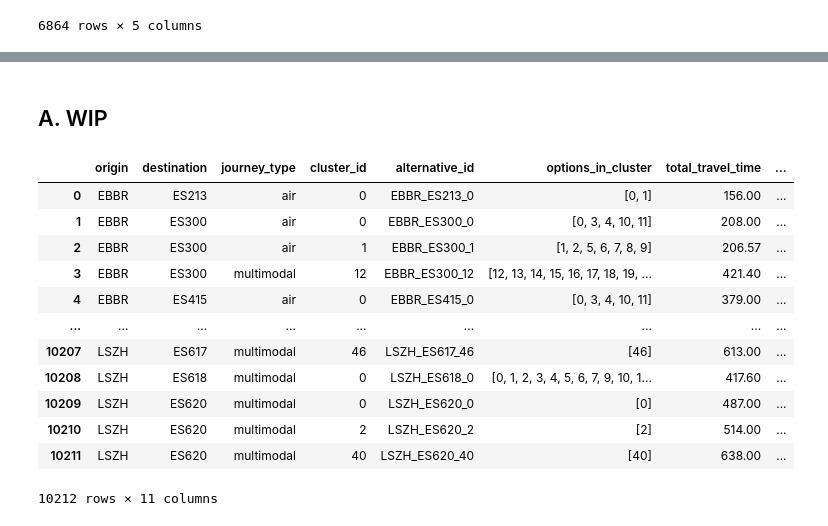
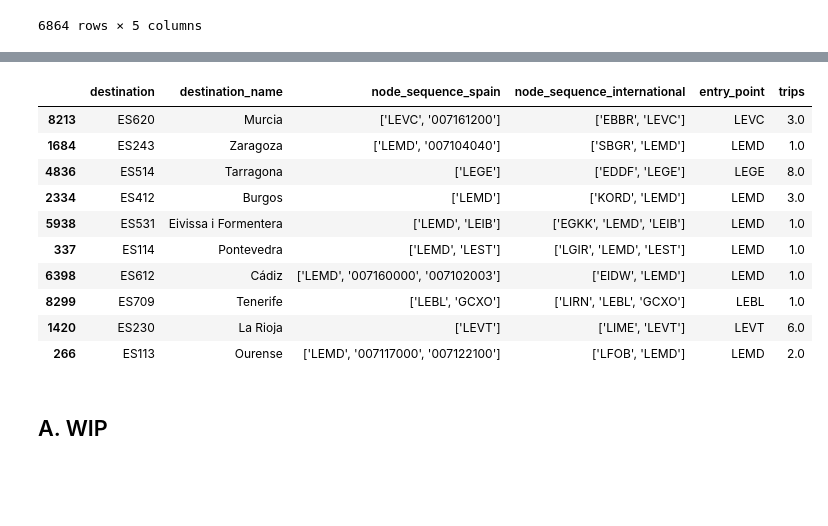
Before and after one commit to UoW-ATM/MultiModX, a Jupyter notebook: notebooks/CS11/assign_path_to_trips.ipynb, the cells around one changed output, grey strips where cells are left out. Saved outputs shown, nothing was run; the diff lists cells and outputs as text; code cells hidden in the pictures; blank space fills up the shorter version.

```diff
--- a/notebooks/CS11/assign_path_to_trips.ipynb
+++ b/notebooks/CS11/assign_path_to_trips.ipynb
@@ -413,0 +425,2 @@ the function assign_international_path creates a few new trips for o-d pairs tha
+# %%
+arriving_paths=pd.read_csv(r"G:\Unidades compartidas\04_PROYECTOS I+D+i\2023 MultiModX\iii) Project\WP3 Scenario definition\Case study input data\Spain+abroad\CS11\aw\arriving_paths.csv")
@@ -445,0 +479,2 @@ trips_leaving_spain
+# %%
+trips_arriving_w_international_paths=assign_international_path_arriving(trips_going_to_spain,arriving_paths)
@@ -446,2 +516,16 @@ trips_leaving_spain
+# %%
+trips_arriving_w_international_paths.sample(10)
+# %% [output]
+|  | destination | destination_name | node_sequence_spain | node_sequence_international | entry_point | trips |
+| 8213 | ES620 | Murcia | ['LEVC', '007161200'] | ['EBBR', 'LEVC'] | LEVC | 3.0 |
+| 1684 | ES243 | Zaragoza | ['LEMD', '007104040'] | ['SBGR', 'LEMD'] | LEMD | 1.0 |
+| 4836 | ES514 | Tarragona | ['LEGE'] | ['EDDF', 'LEGE'] | LEGE | 8.0 |
+| 2334 | ES412 | Burgos | ['LEMD'] | ['KORD', 'LEMD'] | LEMD | 3.0 |
+| 5938 | ES531 | Eivissa i Formentera | ['LEMD', 'LEIB'] | ['EGKK', 'LEMD', 'LEIB'] | LEMD | 1.0 |
+| 337 | ES114 | Pontevedra | ['LEMD', 'LEST'] | ['LGIR', 'LEMD', 'LEST'] | LEMD | 1.0 |
+| 6398 | ES612 | Cádiz | ['LEMD', '007160000', '007102003'] | ['EIDW', 'LEMD'] | LEMD | 1.0 |
+| 8299 | ES709 | Tenerife | ['LEBL', 'GCXO'] | ['LIRN', 'LEBL', 'GCXO'] | LEBL | 1.0 |
+| 1420 | ES230 | La Rioja | ['LEVT'] | ['LIME', 'LEVT'] | LEVT | 6.0 |
+| 266 | ES113 | Ourense | ['LEMD', '007117000', '007122100'] | ['LFOB', 'LEMD'] | LEMD | 2.0 |
 # %% [markdown]
 ## A. WIP
@@ -450,16 +531,0 @@ possible_itineraries_cp=pd.read_csv(r"G:\Unidades compartidas\04_PROYECTOS I+D+i
-# %%
-possible_itineraries_cp
-# %% [output]
-|  | origin | destination | journey_type | cluster_id | alternative_id | options_in_cluster | total_travel_time | ... |
-| 0 | EBBR | ES213 | air | 0 | EBBR_ES213_0 | [0, 1] | 156.00 | ... |
-| 1 | EBBR | ES300 | air | 0 | EBBR_ES300_0 | [0, 3, 4, 10, 11] | 208.00 | ... |
-| 2 | EBBR | ES300 | air | 1 | EBBR_ES300_1 | [1, 2, 5, 6, 7, 8, 9] | 206.57 | ... |
-| 3 | EBBR | ES300 | multimodal | 12 | EBBR_ES300_12 | [12, 13, 14, 15, 16, 17, 18, 19, ... | 421.40 | ... |
-| 4 | EBBR | ES415 | air | 0 | EBBR_ES415_0 | [0, 3, 4, 10, 11] | 379.00 | ... |
-| ... | ... | ... | ... | ... | ... | ... | ... | ... |
-| 10207 | LSZH | ES617 | multimodal | 46 | LSZH_ES617_46 | [46] | 613.00 | ... |
-| 10208 | LSZH | ES618 | multimodal | 0 | LSZH_ES618_0 | [0, 1, 2, 3, 4, 5, 6, 7, 9, 10, 1... | 417.60 | ... |
-| 10209 | LSZH | ES620 | multimodal | 0 | LSZH_ES620_0 | [0] | 487.00 | ... |
-| 10210 | LSZH | ES620 | multimodal | 2 | LSZH_ES620_2 | [2] | 514.00 | ... |
-| 10211 | LSZH | ES620 | multimodal | 40 | LSZH_ES620_40 | [40] | 638.00 | ... |
-10212 rows × 11 columns
```
Also changed, not shown: parts of 20 cells of this notebook.
